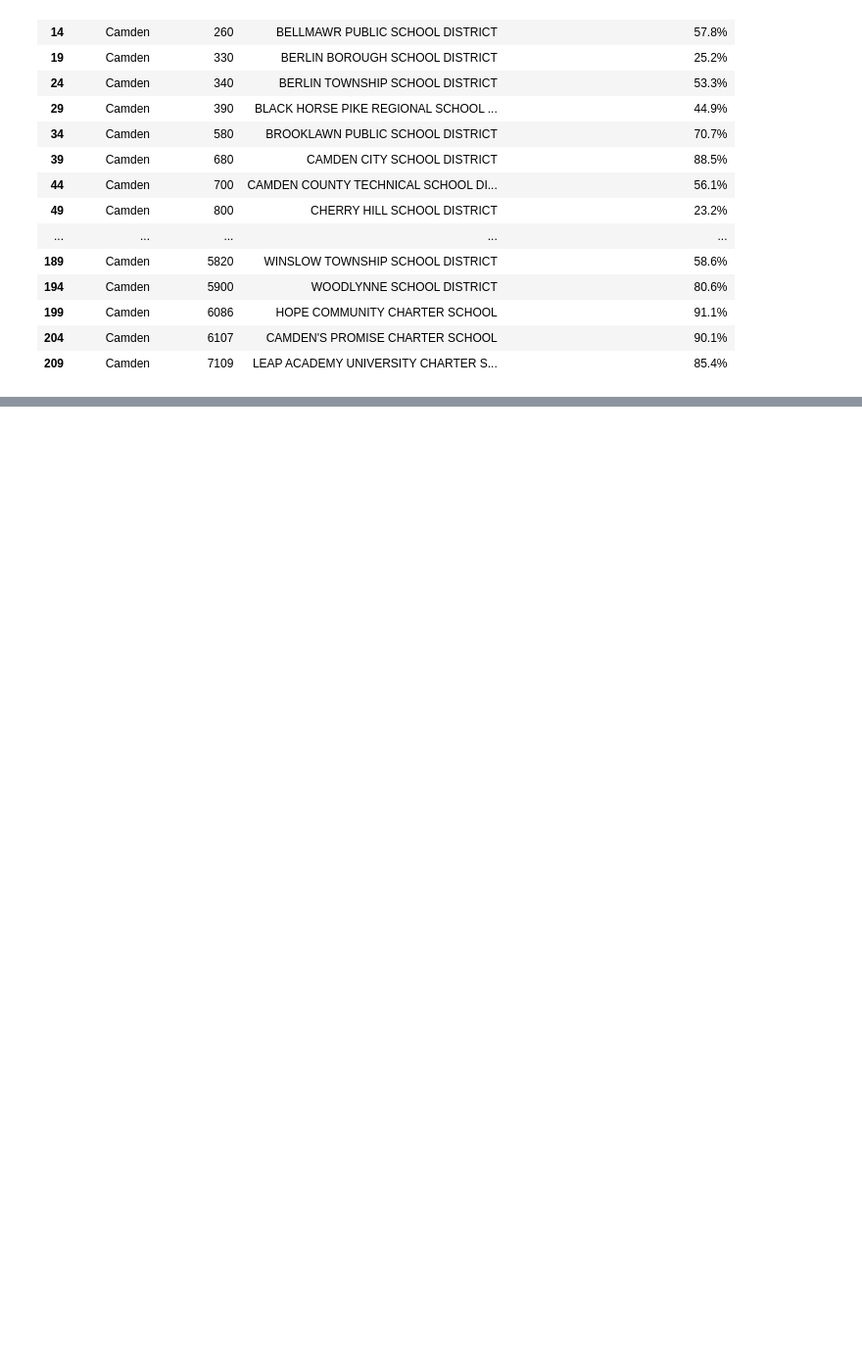
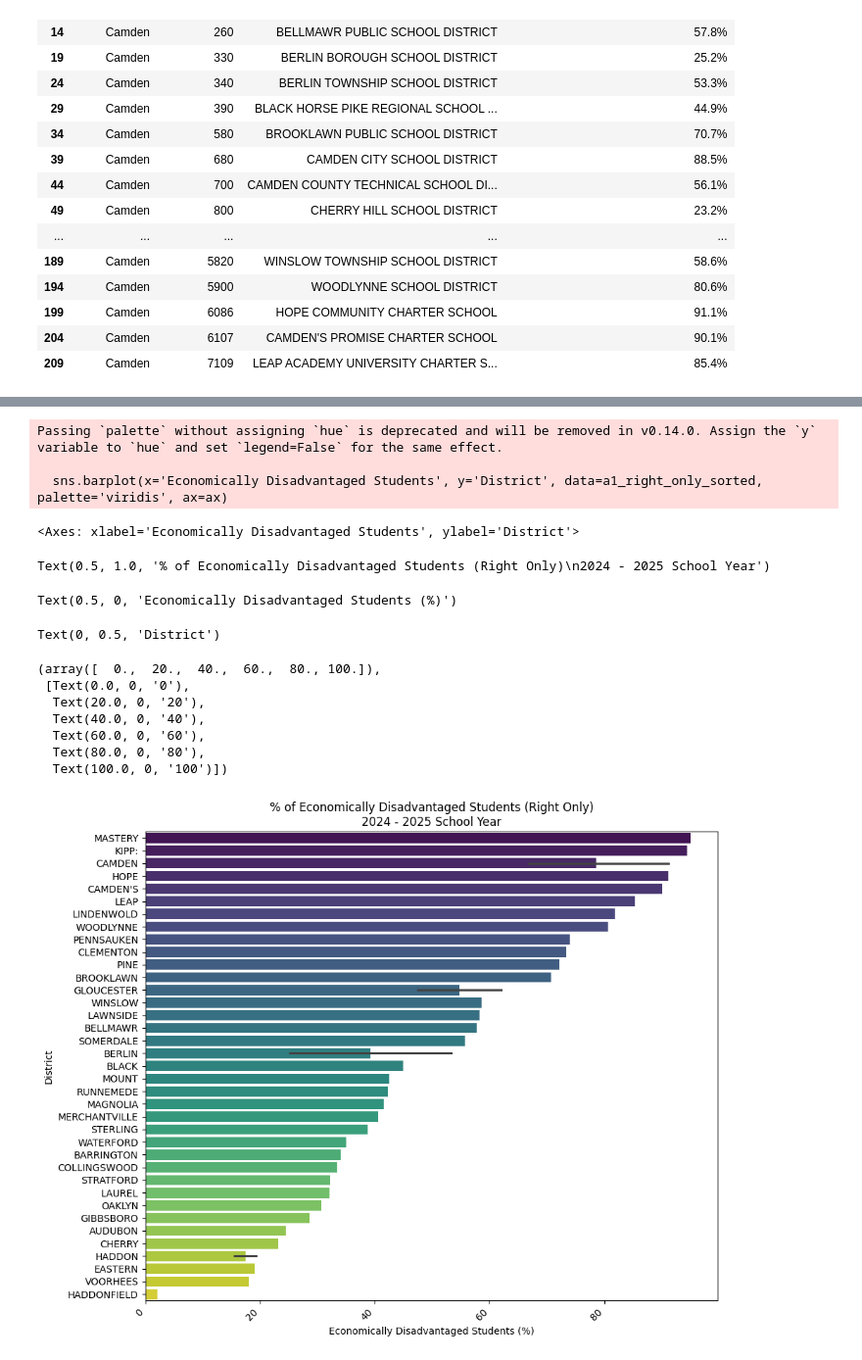
Before and after one commit to MhiyaJ/My-GIS-Stuff, a Jupyter notebook: *PS1- School Districts.ipynb, the cells around one changed output, grey strips where cells are left out. Shown at 98% size. Saved outputs shown, nothing was run; the diff lists cells and outputs as text; code cells hidden in the pictures; blank space fills up the shorter version.

```diff
--- a/*PS1- School Districts.ipynb
+++ b/*PS1- School Districts.ipynb
@@ -203,0 +326,32 @@ Text(0.35, 0.122, 'New Jersey, Department of Education\n            2024 - 2025
+# %%
+#I thought this was neat showing bar graph of just right :-), Gemini assisted
+import seaborn as sns
+import matplotlib.pyplot as plt
+
+# Sort the DataFrame by 'Economically Disadvantaged Students' for better visualization
+a1_right_only_sorted = a1_right_only.sort_values(by='Economically Disadvantaged Students', ascending=False)
+
+fig, ax = plt.subplots(figsize=(10, 8))
+sns.barplot(x='Economically Disadvantaged Students', y='District', data=a1_right_only_sorted, palette='viridis', ax=ax)
+ax.set_title('% of Economically Disadvantaged Students (Right Only)\n2024 - 2025 School Year')
+ax.set_xlabel('Economically Disadvantaged Students (%)')
+ax.set_ylabel('District')
+plt.xticks(rotation=45, ha='right')
+plt.tight_layout()
+plt.show()
+# %% [output]
+Passing `palette` without assigning `hue` is deprecated and will be removed in v0.14.0. Assign the `y` variable to `hue` and set `legend=False` for the same effect.
+
+  sns.barplot(x='Economically Disadvantaged Students', y='District', data=a1_right_only_sorted, palette='viridis', ax=ax)
+<Axes: xlabel='Economically Disadvantaged Students', ylabel='District'>
+Text(0.5, 1.0, '% of Economically Disadvantaged Students (Right Only)\n2024 - 2025 School Year')
+Text(0.5, 0, 'Economically Disadvantaged Students (%)')
+Text(0, 0.5, 'District')
+(array([  0.,  20.,  40.,  60.,  80., 100.]),
+ [Text(0.0, 0, '0'),
+  Text(20.0, 0, '20'),
+  Text(40.0, 0, '40'),
+  Text(60.0, 0, '60'),
+  Text(80.0, 0, '80'),
+  Text(100.0, 0, '100')])
+[figure, added]
```
Also changed, not shown: parts of 9 cells of this notebook.
